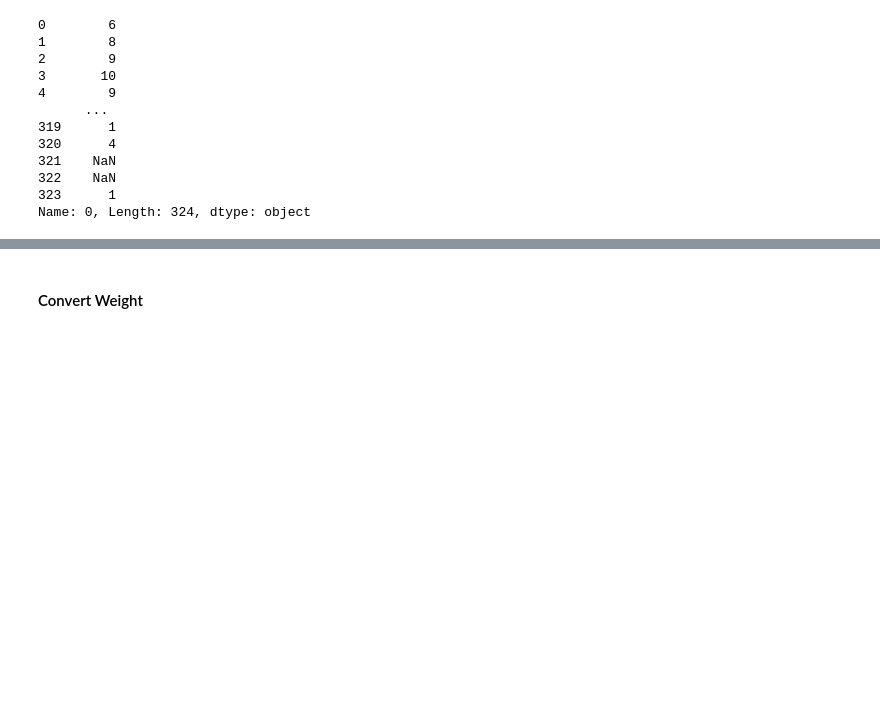
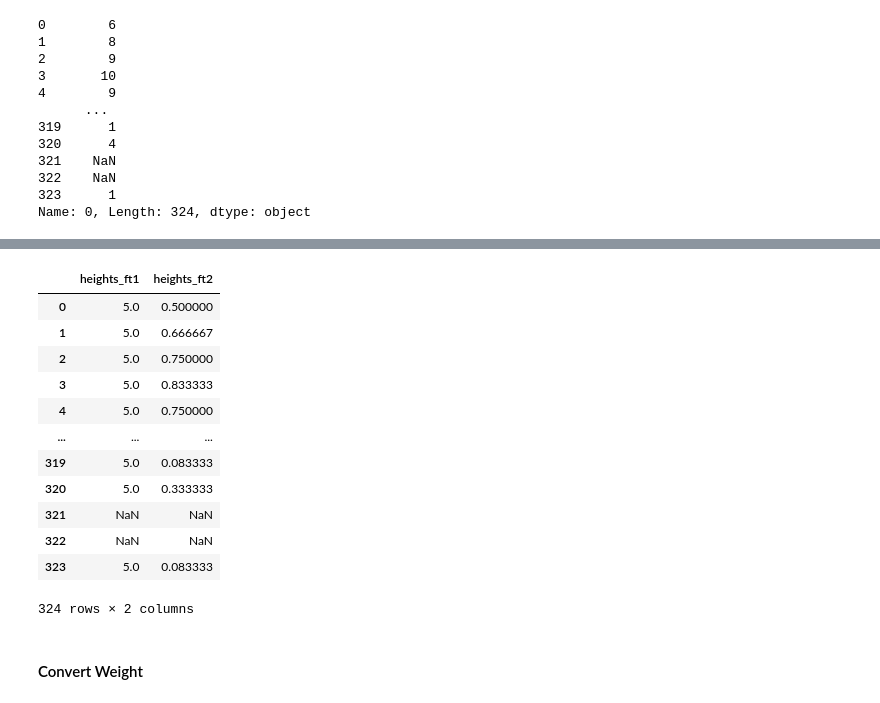
Before and after one commit to cwolf1424/Project_3, a Jupyter notebook: 1-data_cleaning/cleaning.ipynb, the cells around one changed output, grey strips where cells are left out. Cells and saved outputs as stored; diff of their text form; code cells hidden in the pictures; blank space fills up the shorter version.

```diff
--- a/1-data_cleaning/cleaning.ipynb
+++ b/1-data_cleaning/cleaning.ipynb
@@ -70 +93,19 @@ ValueError: cannot convert float NaN to integer
+# %%
+# Convert heights_ft1 column to float for math
+split_heights_in_ft_df["heights_ft1"] = split_heights_in_ft_df["heights_ft1"].astype("float")
+split_heights_in_ft_df
+# %% [output]
+|  | heights_ft1 | heights_ft2 |
+| 0 | 5.0 | 0.500000 |
+| 1 | 5.0 | 0.666667 |
+| 2 | 5.0 | 0.750000 |
+| 3 | 5.0 | 0.833333 |
+| 4 | 5.0 | 0.750000 |
+| ... | ... | ... |
+| 319 | 5.0 | 0.083333 |
+| 320 | 5.0 | 0.333333 |
+| 321 | NaN | NaN |
+| 322 | NaN | NaN |
+| 323 | 5.0 | 0.083333 |
+324 rows × 2 columns
 # %%
```
Also changed, not shown: parts of 5 cells of this notebook.
